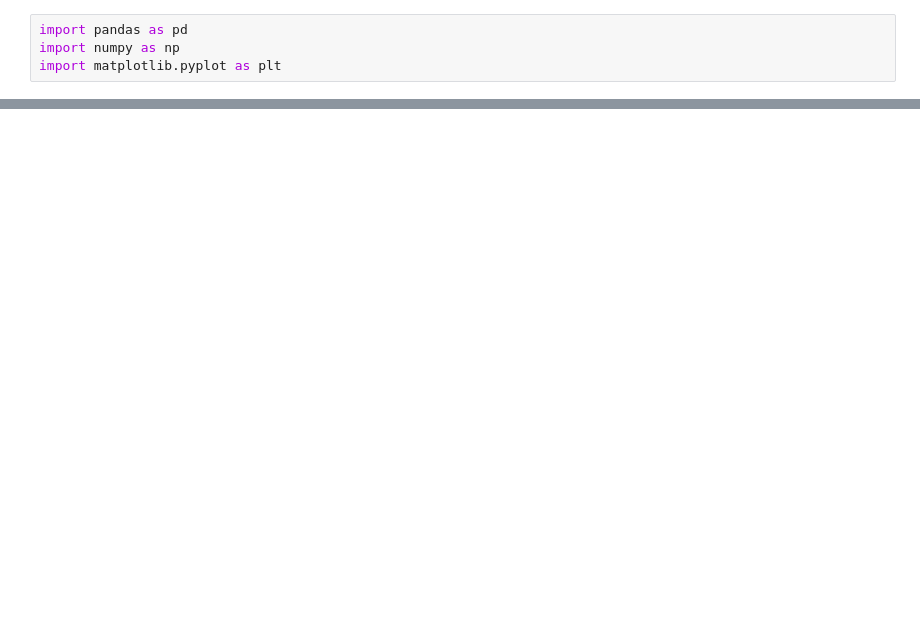
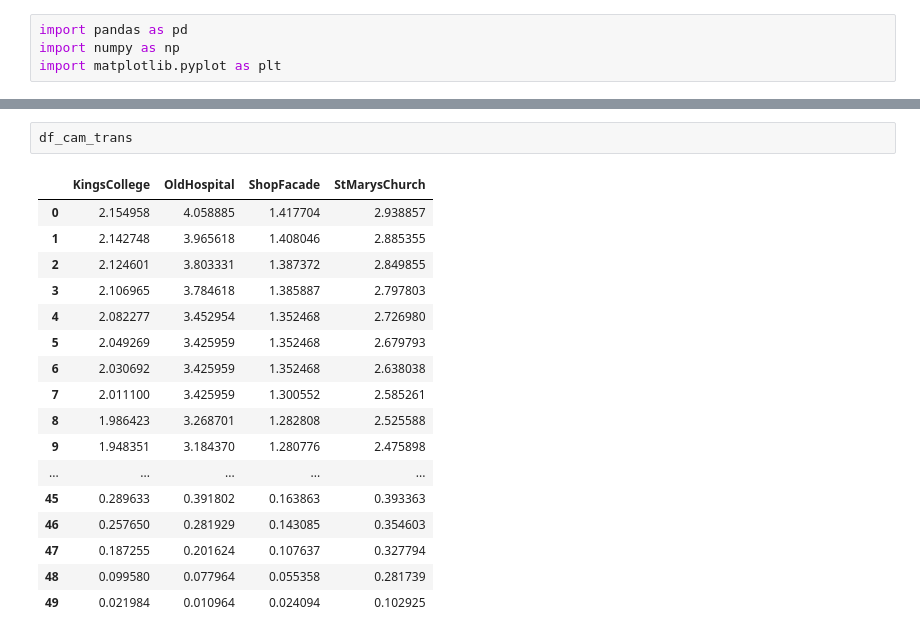
Before and after one commit to tolgabirdal/CP6D, a Jupyter notebook: draw.ipynb, the cells around one changed output, grey strips where cells are left out. Cells and saved outputs as stored; diff of their text form; blank space fills up the shorter version.

```diff
--- a/draw.ipynb
+++ b/draw.ipynb
@@ -42,0 +40,20 @@ Text(4.444444444444452, 0.5, 'Normalized Mean Rot Err')
+# %%
+df_cam_trans
+# %% [output]
+|  | KingsCollege | OldHospital | ShopFacade | StMarysChurch |
+| 0 | 2.154958 | 4.058885 | 1.417704 | 2.938857 |
+| 1 | 2.142748 | 3.965618 | 1.408046 | 2.885355 |
+| 2 | 2.124601 | 3.803331 | 1.387372 | 2.849855 |
+| 3 | 2.106965 | 3.784618 | 1.385887 | 2.797803 |
+| 4 | 2.082277 | 3.452954 | 1.352468 | 2.726980 |
+| 5 | 2.049269 | 3.425959 | 1.352468 | 2.679793 |
+| 6 | 2.030692 | 3.425959 | 1.352468 | 2.638038 |
+| 7 | 2.011100 | 3.425959 | 1.300552 | 2.585261 |
+| 8 | 1.986423 | 3.268701 | 1.282808 | 2.525588 |
+| 9 | 1.948351 | 3.184370 | 1.280776 | 2.475898 |
+| ... | ... | ... | ... | ... |
+| 45 | 0.289633 | 0.391802 | 0.163863 | 0.393363 |
+| 46 | 0.257650 | 0.281929 | 0.143085 | 0.354603 |
+| 47 | 0.187255 | 0.201624 | 0.107637 | 0.327794 |
+| 48 | 0.099580 | 0.077964 | 0.055358 | 0.281739 |
+| 49 | 0.021984 | 0.010964 | 0.024094 | 0.102925 |
```
Also changed, not shown: parts of 3 cells of this notebook, 11 other files.
